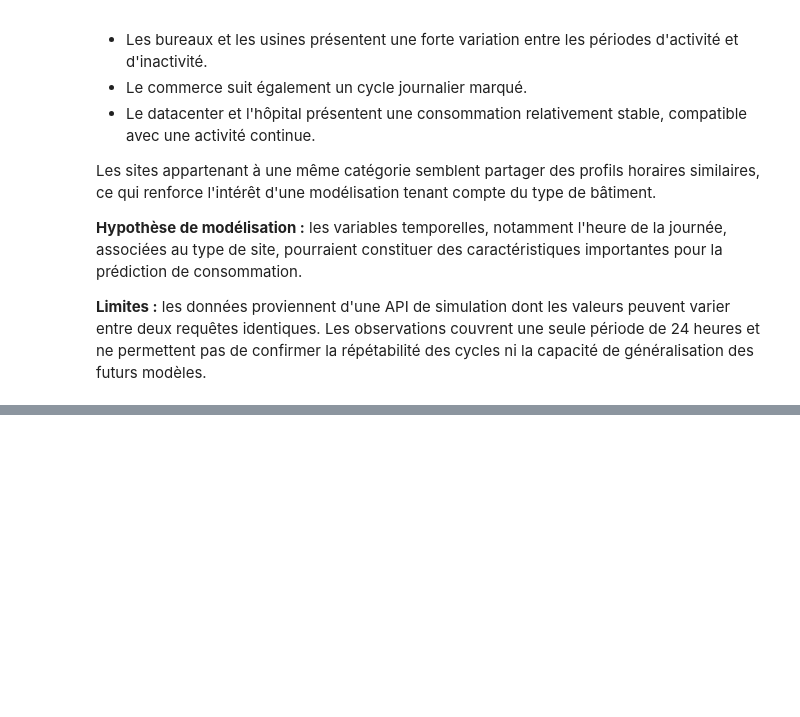
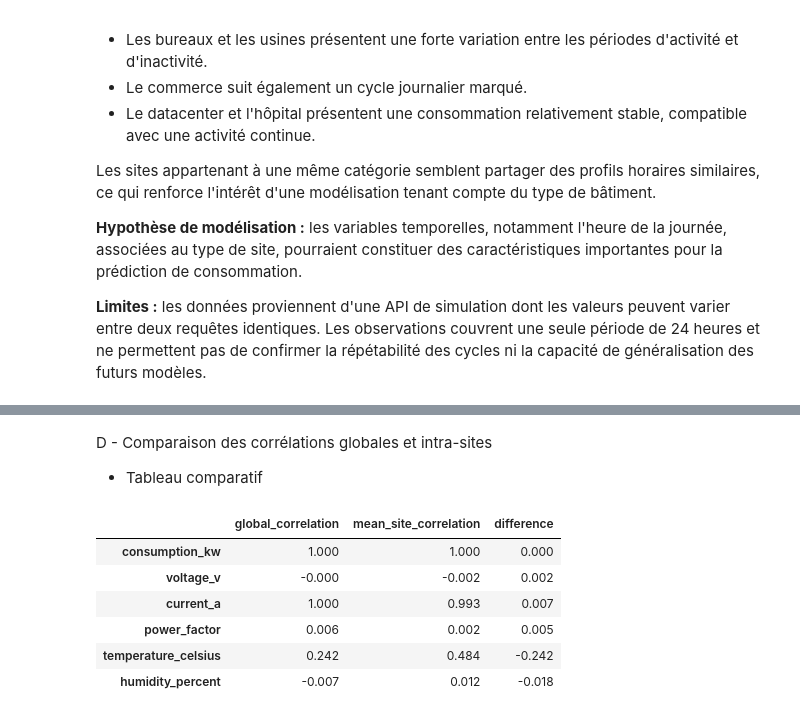
Before and after one commit to EADL-projet-piscine/smart_energy_optimizer, a Jupyter notebook: ml/notebooks/01_exploration_readings.ipynb, the cells around one changed output, grey strips where cells are left out. Saved outputs shown, nothing was run; the diff lists cells and outputs as text; code cells hidden in the pictures; blank space fills up the shorter version.

```diff
--- a/ml/notebooks/01_exploration_readings.ipynb
+++ b/ml/notebooks/01_exploration_readings.ipynb
@@ -675,0 +840,29 @@ Les sites appartenant à une même catégorie semblent partager des profils hora
+# %% [markdown]
+D - Comparaison des corrélations globales et intra-sites
+- Tableau comparatif
+# %%
+comparison = pd.DataFrame({
+    "global_correlation": global_corr["consumption_kw"],
+    "mean_site_correlation": (
+        site_corr_df
+        .drop(columns=["site_id", "site_type"])
+        .mean()
+    ),
+})
+
+comparison["difference"] = (
+    comparison["global_correlation"]
+    - comparison["mean_site_correlation"]
+)
+
+display(
+    comparison.round(3)
+)
+# %% [output]
+|  | global_correlation | mean_site_correlation | difference |
+| consumption_kw | 1.000 | 1.000 | 0.000 |
+| voltage_v | -0.000 | -0.002 | 0.002 |
+| current_a | 1.000 | 0.993 | 0.007 |
+| power_factor | 0.006 | 0.002 | 0.005 |
+| temperature_celsius | 0.242 | 0.484 | -0.242 |
+| humidity_percent | -0.007 | 0.012 | -0.018 |
```
Also changed, not shown: parts of 29 cells of this notebook, 1 other file.
